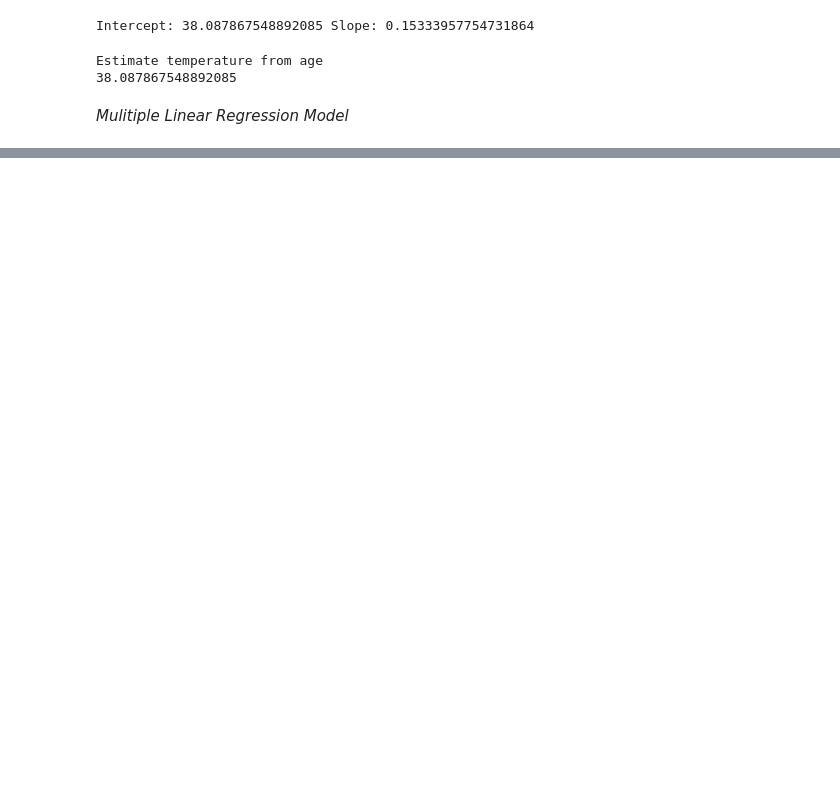
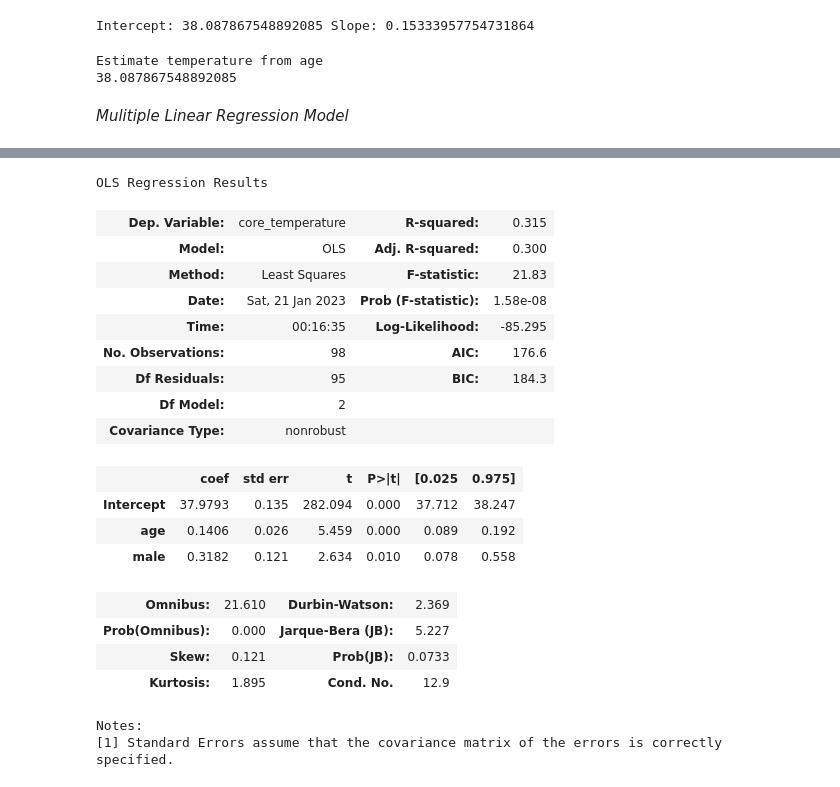
Before and after one commit to sunnylistax25/SimpleLinearRegression, a Jupyter notebook: SimpleLinearRegressionModel.ipynb, the cells around one changed output, grey strips where cells are left out. Saved outputs shown, nothing was run; the diff lists cells and outputs as text; code cells hidden in the pictures; blank space fills up the shorter version.

```diff
--- a/SimpleLinearRegressionModel.ipynb
+++ b/SimpleLinearRegressionModel.ipynb
@@ -192,3 +192,8 @@ naive R-squared: 0.0
 trained R-squared: 0.2648116081342463
 [interactive output not drawn]
 [interactive output not drawn]
+# %%
+# Multi Linear Regression
+
+model = smf.ols(formula = 'core_temperature ~ age + male', data = dataset).fit()
+print('R-squared:', model.rsquared)
@@ -194,0 +231,24 @@ trained R-squared: 0.2648116081342463
+# %%
+# Print summary information
+model.summary()
+# %% [output]
+OLS Regression Results
+| Dep. Variable: | core_temperature | R-squared: | 0.315 |
+| Model: | OLS | Adj. R-squared: | 0.300 |
+| Method: | Least Squares | F-statistic: | 21.83 |
+| Date: | Sat, 21 Jan 2023 | Prob (F-statistic): | 1.58e-08 |
+| Time: | 00:16:35 | Log-Likelihood: | -85.295 |
+| No. Observations: | 98 | AIC: | 176.6 |
+| Df Residuals: | 95 | BIC: | 184.3 |
+| Df Model: | 2 |  |  |
+| Covariance Type: | nonrobust |  |  |
+|  | coef | std err | t | P>|t| | [0.025 | 0.975] |
+| Intercept | 37.9793 | 0.135 | 282.094 | 0.000 | 37.712 | 38.247 |
+| age | 0.1406 | 0.026 | 5.459 | 0.000 | 0.089 | 0.192 |
+| male | 0.3182 | 0.121 | 2.634 | 0.010 | 0.078 | 0.558 |
+| Omnibus: | 21.610 | Durbin-Watson: | 2.369 |
+| Prob(Omnibus): | 0.000 | Jarque-Bera (JB): | 5.227 |
+| Skew: | 0.121 | Prob(JB): | 0.0733 |
+| Kurtosis: | 1.895 | Cond. No. | 12.9 |
+Notes:
+[1] Standard Errors assume that the covariance matrix of the errors is correctly specified.
```
Also changed, not shown: parts of 14 cells of this notebook.
